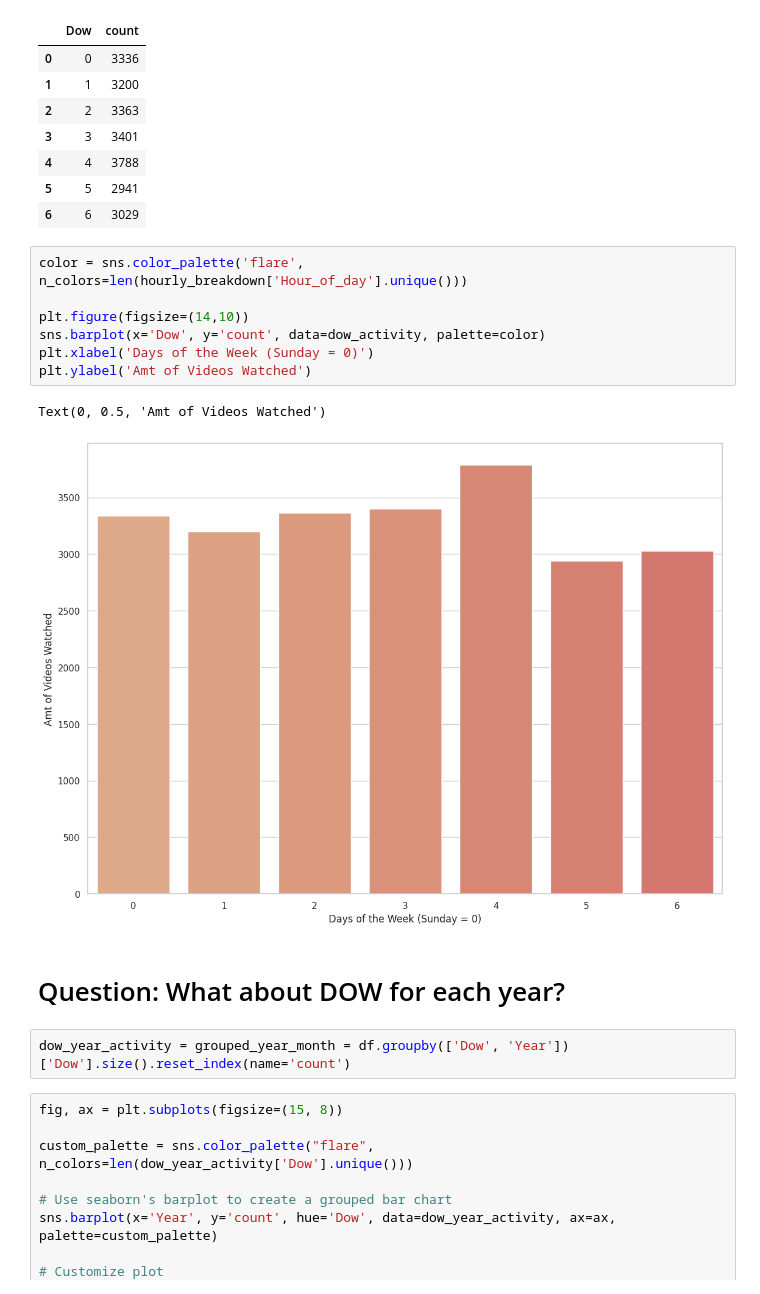
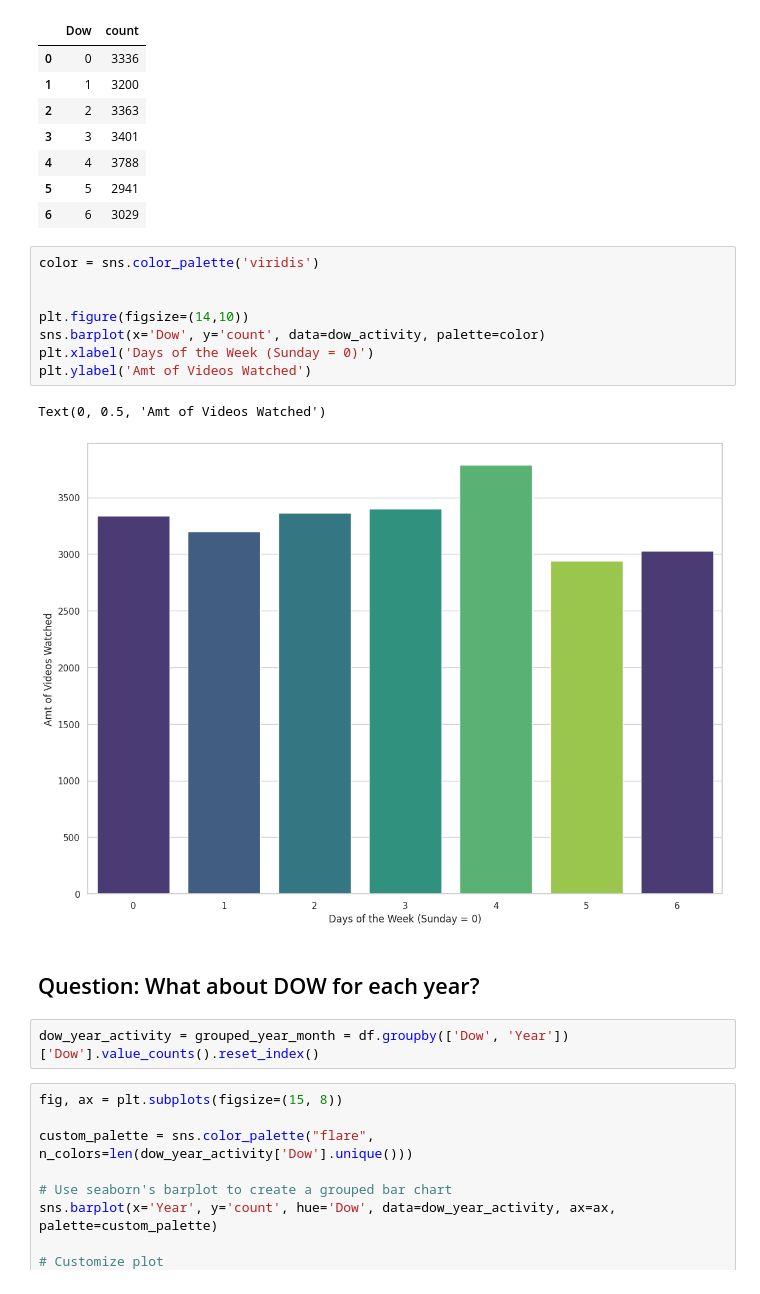
Before and after one commit to TheCardist/Kaggle_Notebooks, a Jupyter notebook: youtube-viewing-history-analysis.ipynb, the cells around one changed output. Drawn from its saved outputs; the diff is of its cells as text.

```diff
--- a/youtube-viewing-history-analysis.ipynb
+++ b/youtube-viewing-history-analysis.ipynb
@@ -372,19 +354,20 @@ dow_activity
 | 5 | 5 | 2941 |
 | 6 | 6 | 3029 |
 # %%
-color = sns.color_palette('flare', n_colors=len(hourly_breakdown['Hour_of_day'].unique()))
+color = sns.color_palette('viridis')
+
 
 plt.figure(figsize=(14,10))
 sns.barplot(x='Dow', y='count', data=dow_activity, palette=color)
 plt.xlabel('Days of the Week (Sunday = 0)')
 plt.ylabel('Amt of Videos Watched')
 # %% [output]
 Text(0, 0.5, 'Amt of Videos Watched')
-[figure, old version]
+[figure, new version]
 # %% [markdown]
-# Question: What about DOW for each year?
+## Question: What about DOW for each year?
 # %%
-dow_year_activity = grouped_year_month = df.groupby(['Dow', 'Year'])['Dow'].size().reset_index(name='count')
+dow_year_activity = grouped_year_month = df.groupby(['Dow', 'Year'])['Dow'].value_counts().reset_index()
 # %%
 fig, ax = plt.subplots(figsize=(15, 8))
 
```
Also changed, not shown: parts of 49 cells of this notebook.
